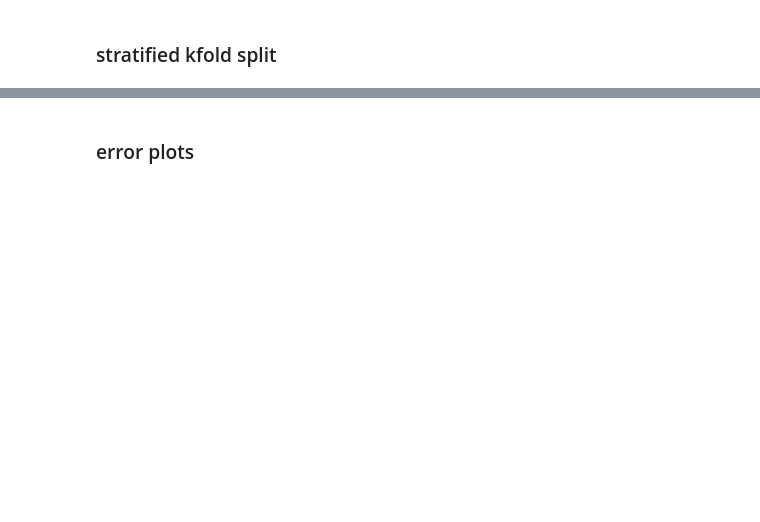
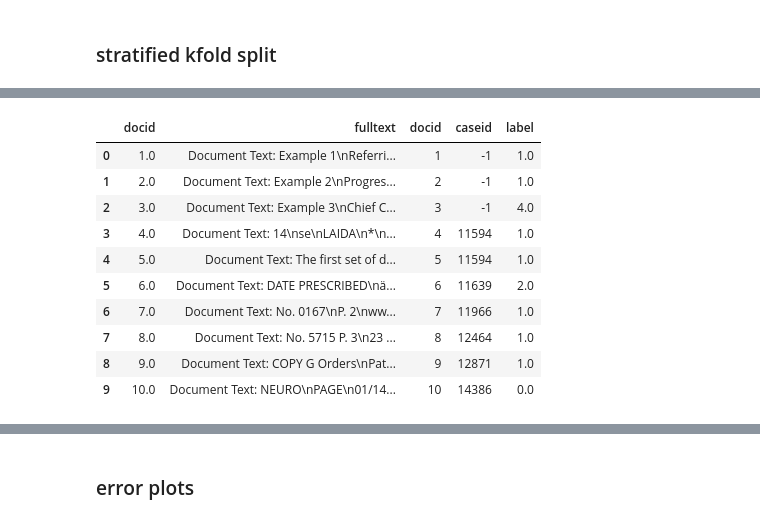
Before and after one commit to kerryqliu/stats170, a Jupyter notebook: tf_idf_with_logistic_regression.ipynb, the cells around one changed output, grey strips where cells are left out. Drawn from its saved outputs; the diff is of its cells as text; code cells hidden in the pictures; blank space fills up the shorter version.

```diff
--- a/tf_idf_with_logistic_regression.ipynb
+++ b/tf_idf_with_logistic_regression.ipynb
@@ -94,0 +95,14 @@ test[final_vocab]
+# %%
+fulldocs.head(10)
+# %% [output]
+|  | docid | fulltext | docid | caseid | label |
+| 0 | 1.0 | Document Text: Example 1\nReferri... | 1 | -1 | 1.0 |
+| 1 | 2.0 | Document Text: Example 2\nProgres... | 2 | -1 | 1.0 |
+| 2 | 3.0 | Document Text: Example 3\nChief C... | 3 | -1 | 4.0 |
+| 3 | 4.0 | Document Text: 14\nse\nLAIDA\n*\n... | 4 | 11594 | 1.0 |
+| 4 | 5.0 | Document Text: The first set of d... | 5 | 11594 | 1.0 |
+| 5 | 6.0 | Document Text: DATE PRESCRIBED\nä... | 6 | 11639 | 2.0 |
+| 6 | 7.0 | Document Text: No. 0167\nP. 2\nww... | 7 | 11966 | 1.0 |
+| 7 | 8.0 | Document Text: No. 5715 P. 3\n23 ... | 8 | 12464 | 1.0 |
+| 8 | 9.0 | Document Text: COPY G Orders\nPat... | 9 | 12871 | 1.0 |
+| 9 | 10.0 | Document Text: NEURO\nPAGE\n01/14... | 10 | 14386 | 0.0 |
```
Also changed, not shown: parts of 13 cells of this notebook.
